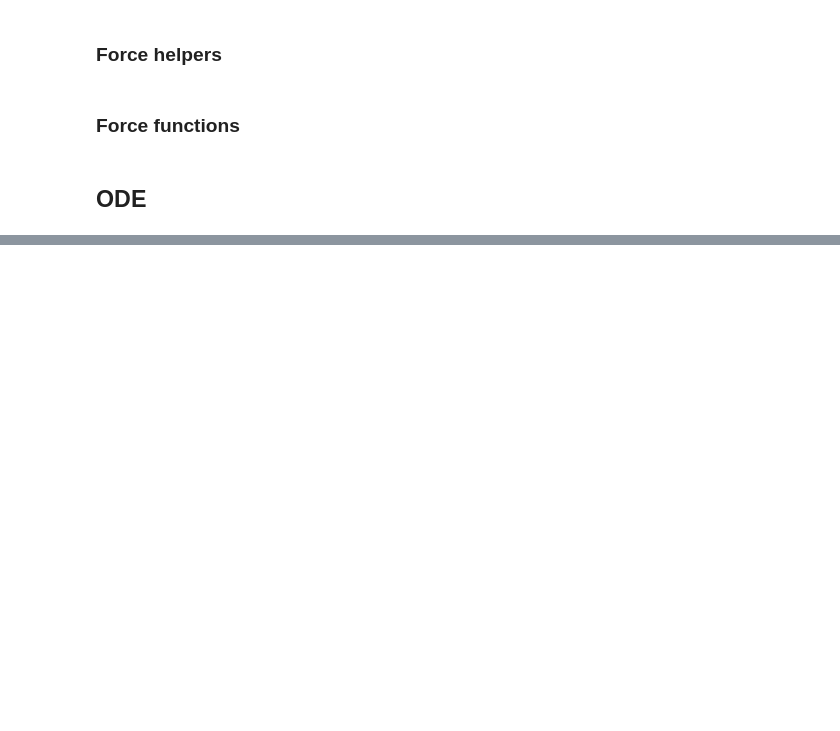
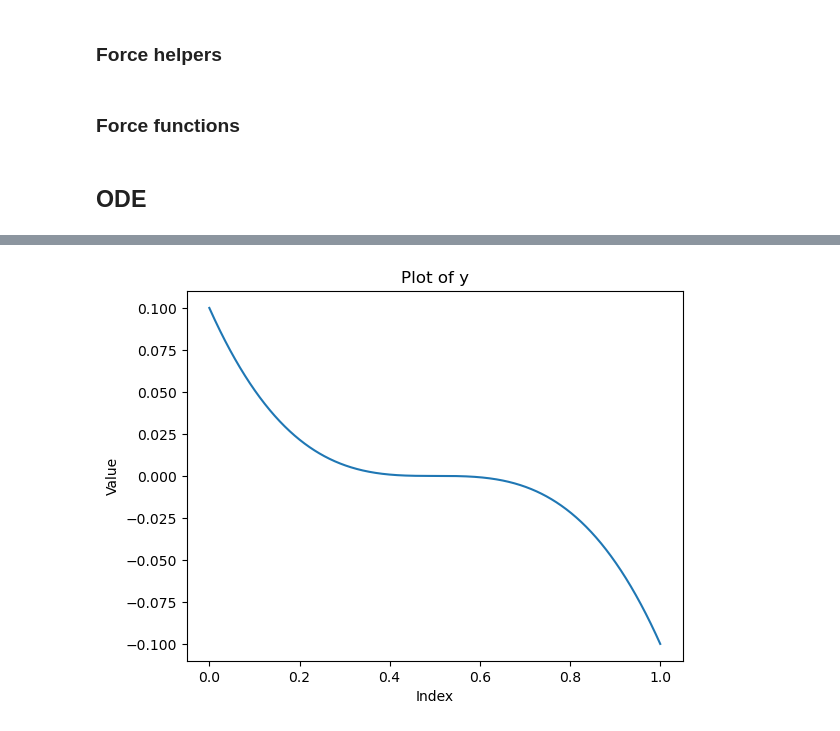
Before and after one commit to binDebug3/OrbitalTrajectory, a Jupyter notebook: dallin.ipynb, the cells around one changed output, grey strips where cells are left out. Saved outputs shown, nothing was run; the diff lists cells and outputs as text; code cells hidden in the pictures; blank space fills up the shorter version.

```diff
--- a/dallin.ipynb
+++ b/dallin.ipynb
@@ -531,0 +540,12 @@ Maximum boundary residual: 2.00e-08
+# %%
+y = np.ones((dim, t.size))
+for k in range(dim):
+    y[k] = -100000000 * (2*t / t.size-0.001)**3
+
+plt.plot(t, y[0])
+plt.xlabel('Index')
+plt.ylabel('Value')
+plt.title('Plot of y')
+plt.show()
+# %% [output]
+[figure, added]
```
Also changed, not shown: parts of 7 cells of this notebook, 5 other files.
